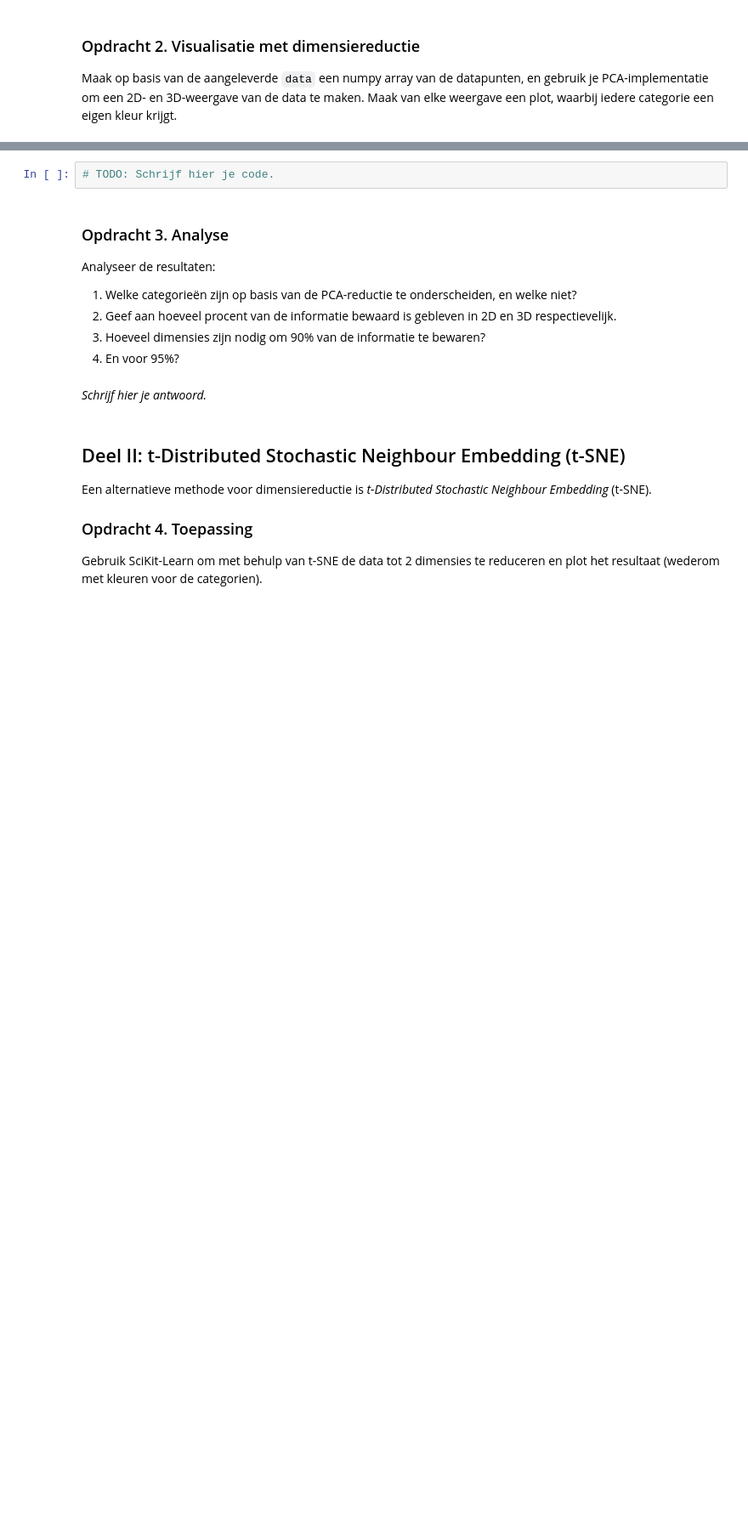
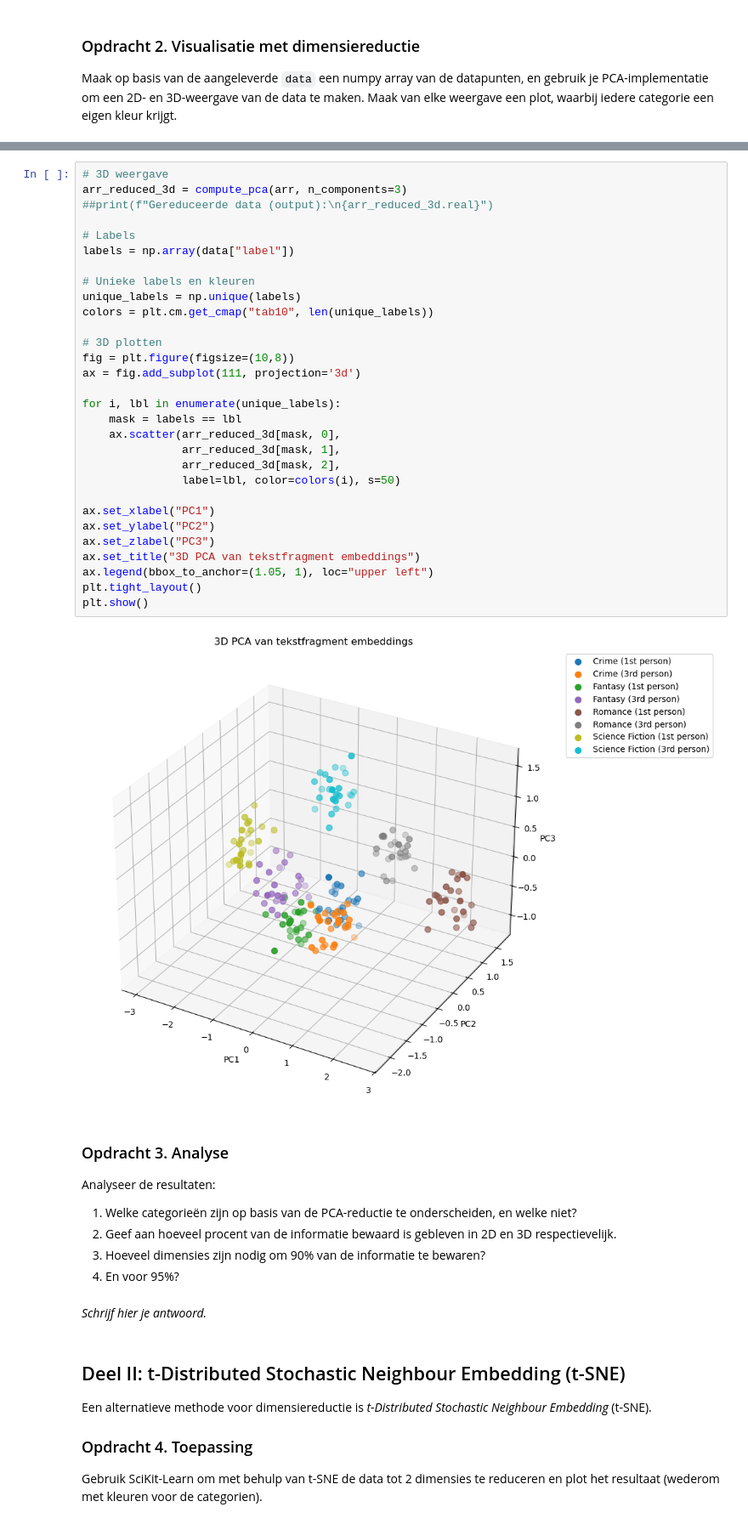
Before and after one commit to GitMathijs/la-ii-dimensionaliteitsreductie-GitMathijs, a Jupyter notebook: dimensionality.ipynb, the cells around one changed output, grey strips where cells are left out. Shown at 85% size. Drawn from its saved outputs; the diff is of its cells as text; blank space fills up the shorter version.

```diff
--- a/dimensionality.ipynb
+++ b/dimensionality.ipynb
@@ -170,5 +186,35 @@ Maak op basis van de aangeleverde `data` een numpy array van de datapunten, en g
 # %%
-# TODO: Schrijf hier je code.
+# 3D weergave
+arr_reduced_3d = compute_pca(arr, n_components=3)
+##print(f"Gereduceerde data (output):\n{arr_reduced_3d.real}")
+
+# Labels
+labels = np.array(data["label"])
+
+# Unieke labels en kleuren
+unique_labels = np.unique(labels)
+colors = plt.cm.get_cmap("tab10", len(unique_labels))
+
+# 3D plotten
+fig = plt.figure(figsize=(10,8))
+ax = fig.add_subplot(111, projection='3d')
+
+for i, lbl in enumerate(unique_labels):
+    mask = labels == lbl
+    ax.scatter(arr_reduced_3d[mask, 0],
+               arr_reduced_3d[mask, 1],
+               arr_reduced_3d[mask, 2],
+               label=lbl, color=colors(i), s=50)
+
+ax.set_xlabel("PC1")
+ax.set_ylabel("PC2")
+ax.set_zlabel("PC3")
+ax.set_title("3D PCA van tekstfragment embeddings")
+ax.legend(bbox_to_anchor=(1.05, 1), loc="upper left")
+plt.tight_layout()
+plt.show()
+# %% [output]
+[figure, added]
 # %% [markdown]
 ### Opdracht 3. Analyse
 
```
Also changed, not shown: parts of 5 cells of this notebook.
